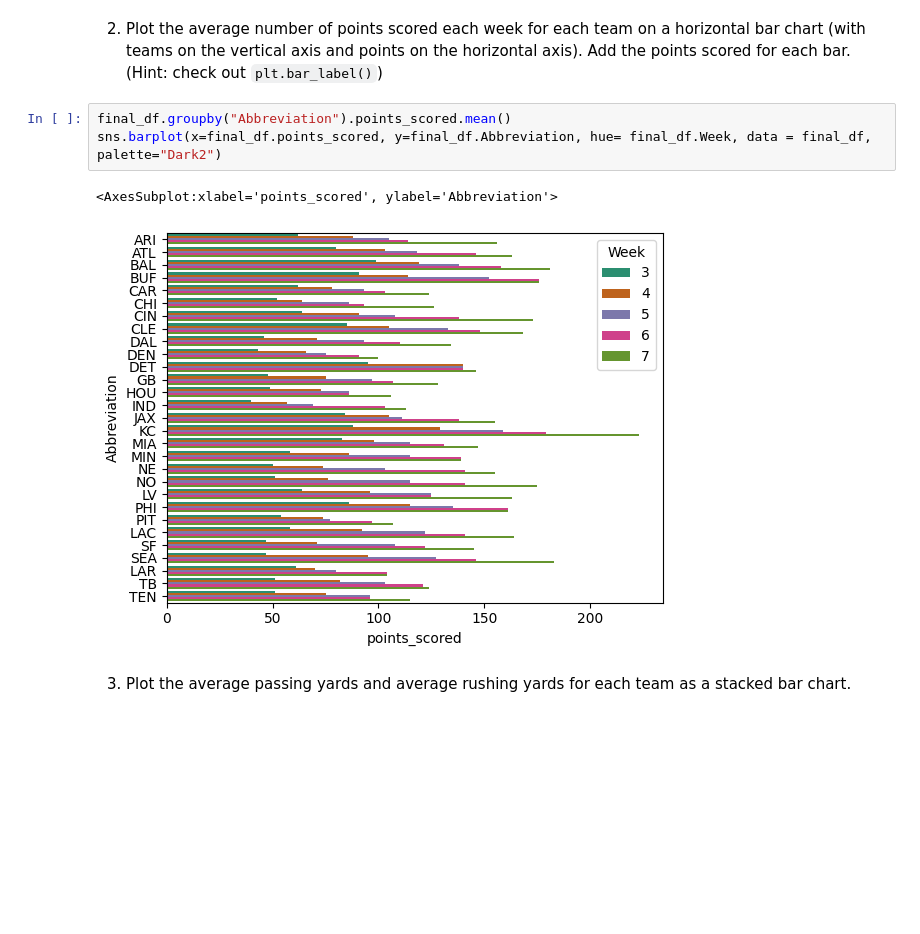
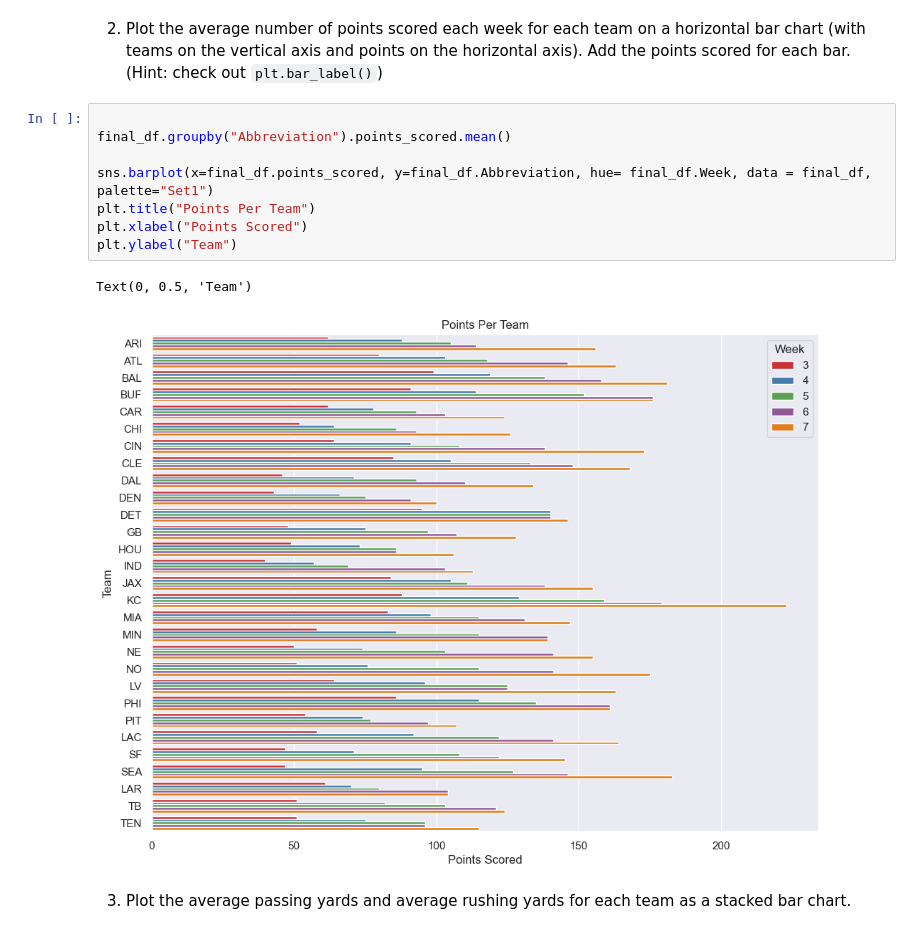
Before and after one commit to Jellis187/CIS277-FA22-Lab6, a Jupyter notebook: Lab6.ipynb, the cells around one changed output. Cells and saved outputs as stored; diff of their text form; blank space fills up the shorter version.

```diff
--- a/Lab6.ipynb
+++ b/Lab6.ipynb
@@ -44,10 +45,15 @@ memory usage: 39.6+ KB
 # %% [markdown]
 2. Plot the average number of points scored each week for each team on a horizontal bar chart (with teams on the vertical axis and points on the horizontal axis). Add the points scored for each bar. (Hint: check out `plt.bar_label()`)
 # %%
+
 final_df.groupby("Abbreviation").points_scored.mean()
-sns.barplot(x=final_df.points_scored, y=final_df.Abbreviation, hue= final_df.Week, data = final_df, palette="Dark2")
+
+sns.barplot(x=final_df.points_scored, y=final_df.Abbreviation, hue= final_df.Week, data = final_df, palette="Set1")
+plt.title("Points Per Team")
+plt.xlabel("Points Scored")
+plt.ylabel("Team")
 # %% [output]
-<AxesSubplot:xlabel='points_scored', ylabel='Abbreviation'>
+Text(0, 0.5, 'Team')
-[figure, old version]
+[figure, new version]
 # %% [markdown]
 3. Plot the average passing yards and average rushing yards for each team as a stacked bar chart.
```
Also changed, not shown: parts of 8 cells of this notebook.
